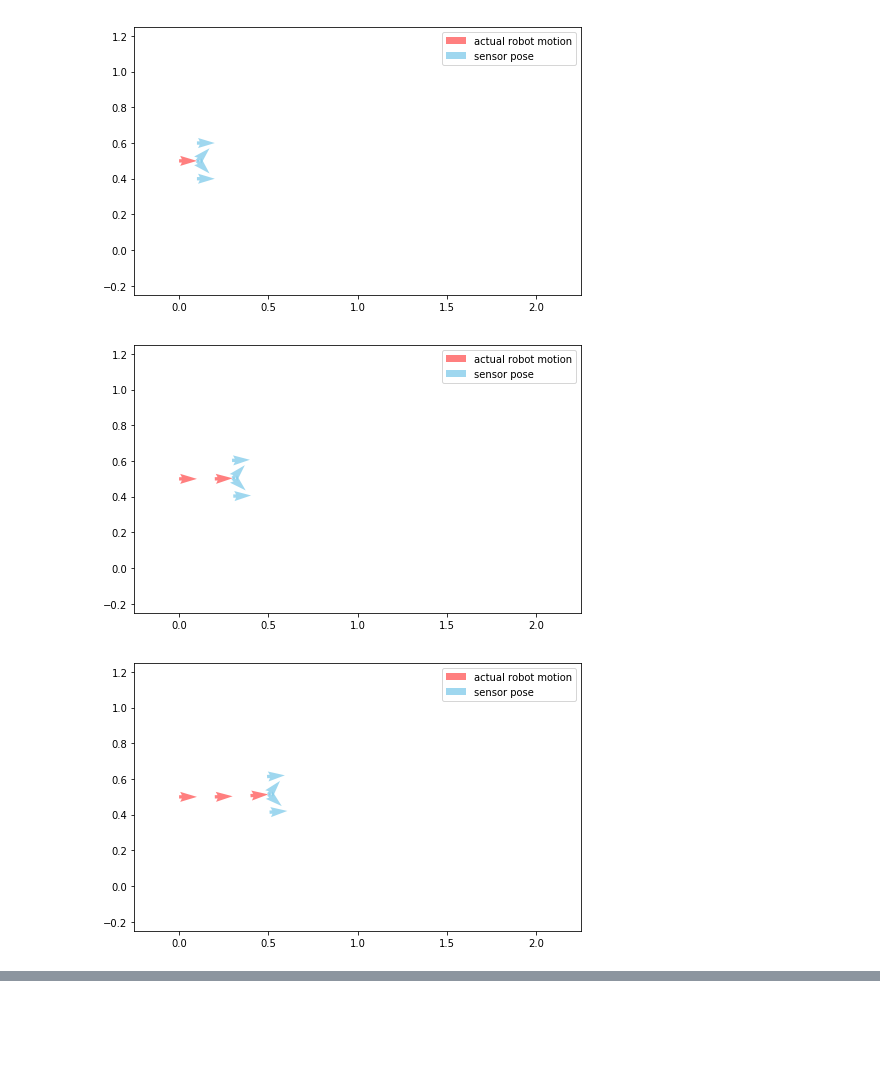
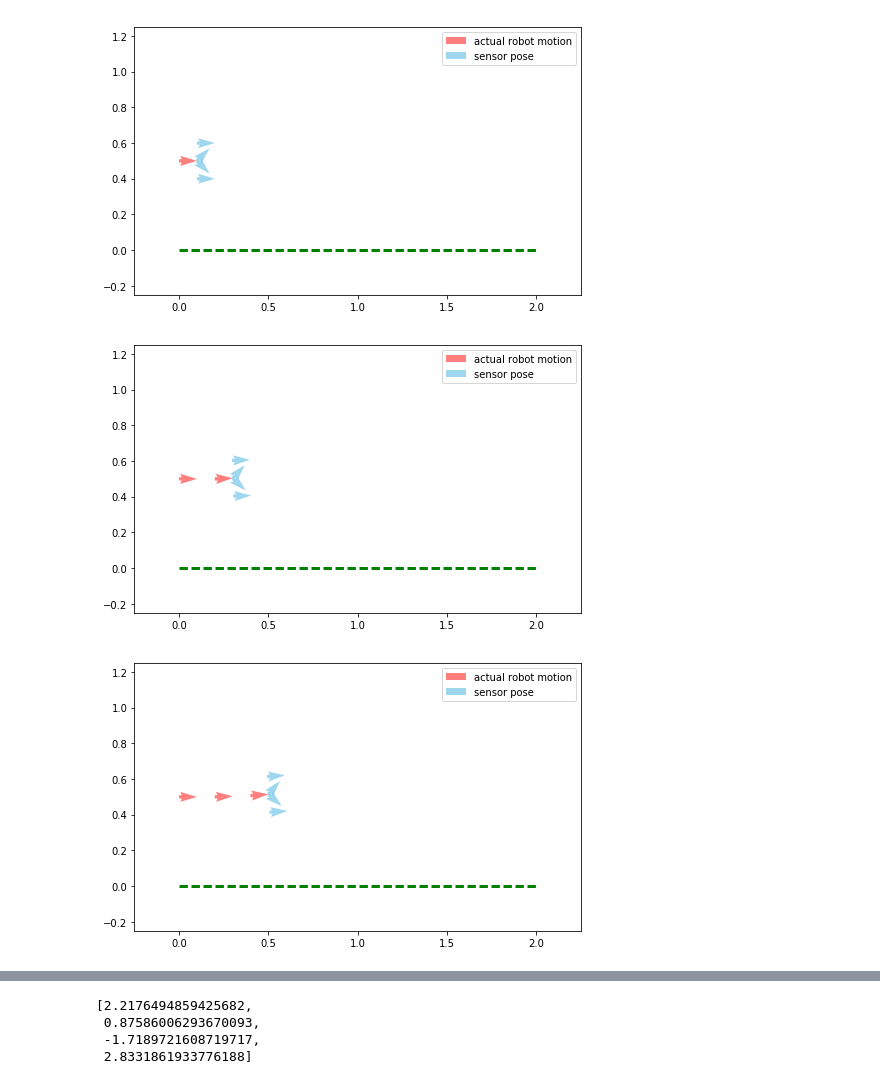
Before and after one commit to Kuwamai/study_notebook, a Jupyter notebook: observation.ipynb, the cells around one changed output, grey strips where cells are left out. Cells and saved outputs as stored; diff of their text form; code cells hidden in the pictures; blank space fills up the shorter version.

```diff
--- a/observation.ipynb
+++ b/observation.ipynb
@@ -17,6 +17,16 @@ def Transform(transform_m, matrix):
             transformed_m.append(tX)
 
     return transformed_m
+# %%
+class Wall:
+    def __init__(self, y):
+        self.pos = y
+
+    def draw(self):
+        p = np.arange(0, 2, 0.01)
+        d = np.arange(0, 1, 0.005)
+
+        plt.hlines(y=[self.pos], xmin=0, xmax=2, colors='green', linestyles='dashed', linewidths=3)
 # %%
 class Robot:
     def __init__(self, x, y, rad):
@@ -64,6 +74,15 @@ class Robot:
 
         self.sens_pos_W = Transform(self.actual_poses[-1], self.sens_pos_R)
 
+    def observation(self):
+        self.z = []
+
+        for p in self.sens_pos_W:
+            [px], [py], [pt] = p
+            d = py / np.sin(pt)
+
+            self.z.append(d)
+
     def draw(self, sp):
         xs = [e[0] for e in self.actual_poses]
         ys = [e[1] for e in self.actual_poses]
@@ -85,16 +104,19 @@ def draw(i):
     sp.set_ylim(-0.25,1.25)
 
     robot.draw(sp)
+    wall.draw()
 
     plt.legend()
 # %%
 robot = Robot(0,0.5,0)   #ロボット設置
+wall = Wall(0)
 draw(0)
 
 for i in range(1, 10):
     robot.move(0.2, np.pi / 180.0 * 2)     #ロボットの移動
+    robot.observation()
     draw(i)
 # %% [output]
-[figure, old version]
+[figure, new version]
-[figure, old version]
+[figure, new version]
-[figure, old version]
+[figure, new version]
@@ -107,0 +130,7 @@ for i in range(1, 10):
+# %%
+robot.z
+# %% [output]
+[2.2176494859425682,
+ 0.87586006293670093,
+ -1.7189721608719717,
+ 2.8331861933776188]
```
Also changed, not shown: parts of 1 cell of this notebook.
